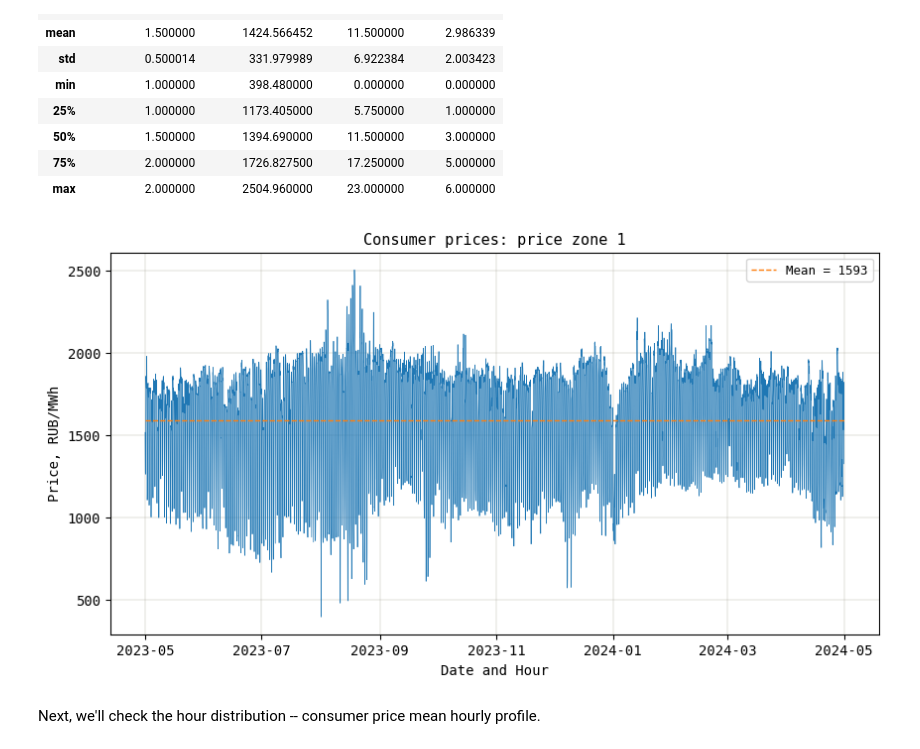
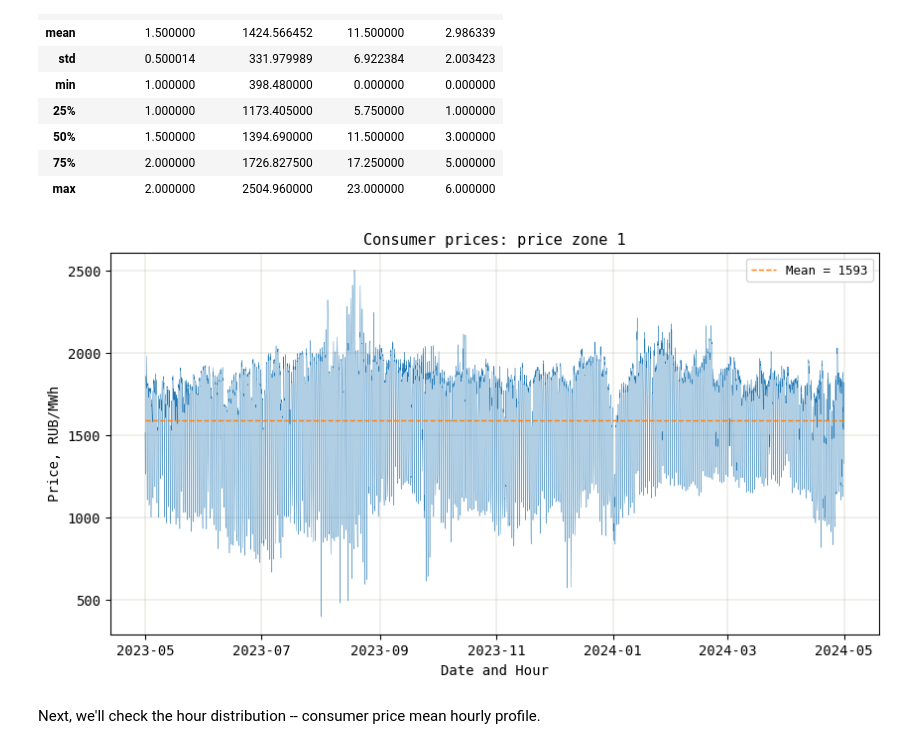
Before and after one commit to andrewha/mds2022, a Jupyter notebook: Thesis/sv_models_new.ipynb, the cells around one changed output. Saved outputs shown, nothing was run; the diff lists cells and outputs as text; code cells hidden in the pictures.

```diff
--- a/Thesis/sv_models_new.ipynb
+++ b/Thesis/sv_models_new.ipynb
@@ -204,17 +206,17 @@ price_zone = 1
 price_data_eur = price_data[price_data['PRICE_ZONE_CODE'] == price_zone]
 # %%
 plt.figure(figsize=(10, 5))
-plt.plot(price_data_eur.index, price_data_eur['CONSUMER_PRICE'], color='C0', lw=0.5)
+plt.plot(price_data_eur.index, price_data_eur['CONSUMER_PRICE'], color='C0', lw=0.25)
 plt.hlines(price_data_eur['CONSUMER_PRICE'].mean(), xmin=price_data_eur.index.min(), xmax=price_data_eur.index.max(), color='C1', lw=1, ls='--', label=f"Mean = {price_data_eur['CONSUMER_PRICE'].mean():.0f}")
 plt.xlabel('Date and Hour', size=10, family='monospace')
 plt.ylabel('Price, RUB/MWh', size=10, family='monospace')
 plt.xticks(size=10, family='monospace')
 plt.yticks(size=10, family='monospace')
 plt.title(f'Consumer prices: price zone {price_zone}', size=11, family='monospace')
 plt.legend(prop={'size': 9, 'family': 'monospace'})
 plt.grid(lw=0.25, color='xkcd:cement');
 # %% [output]
-[figure, old version]
+[figure, new version]
 # %% [markdown]
 Next, we'll check the hour distribution -- consumer price mean hourly profile.
 # %%
```
Also changed, not shown: parts of 56 cells of this notebook, 2 other files.
